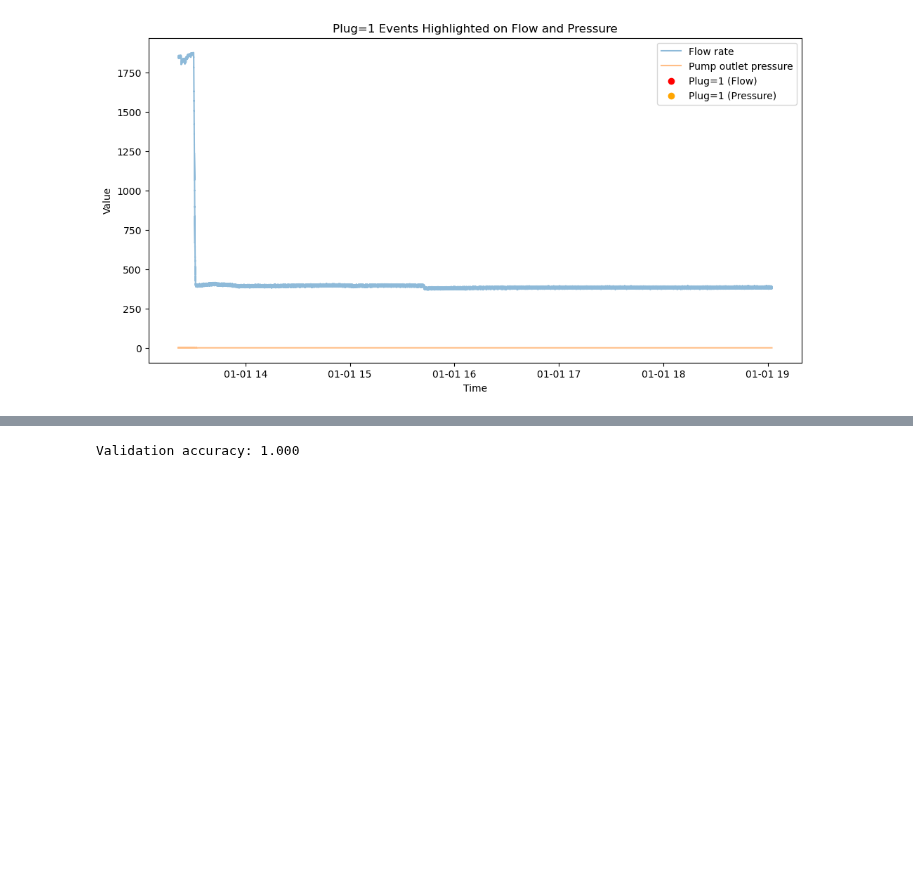
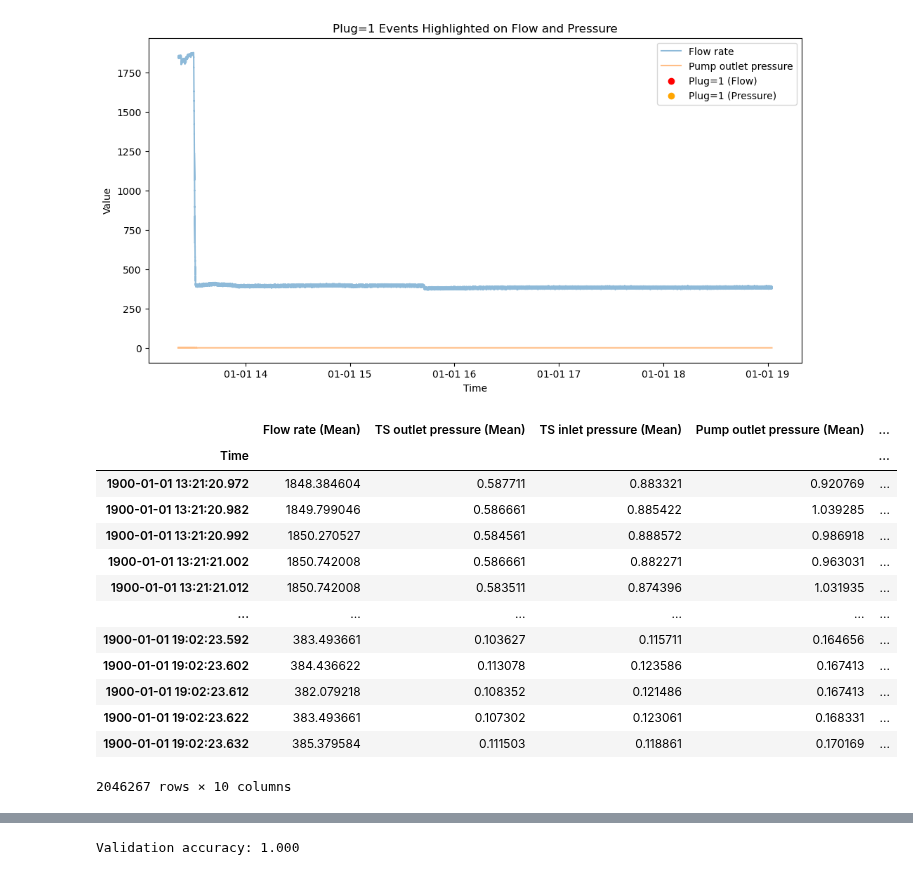
Before and after one commit to KaroGil/master_plug_prediction, a Jupyter notebook: notebooks/data_exploration.ipynb, the cells around one changed output, grey strips where cells are left out. Cells and saved outputs as stored; diff of their text form; code cells hidden in the pictures; blank space fills up the shorter version.

```diff
--- a/notebooks/data_exploration.ipynb
+++ b/notebooks/data_exploration.ipynb
@@ -392,6 +373,19 @@ dv.visualize_plug_event(df_data2)
 # %% [output]
 [figure]
 # %%
-# Predict plug event 10 steps ahead
-df_data2['Plug_future'] = df_data2['Plug'].shift(-10)
-df_data2 = df_data2.dropna(subset=['Plug_future'])
+dp.create_future_target(df_data2)
+# %% [output]
+|  | Flow rate (Mean) | TS outlet pressure (Mean) | TS inlet pressure (Mean) | Pump outlet pressure (Mean) | ... |
+| Time |  |  |  |  | ... |
+| 1900-01-01 13:21:20.972 | 1848.384604 | 0.587711 | 0.883321 | 0.920769 | ... |
+| 1900-01-01 13:21:20.982 | 1849.799046 | 0.586661 | 0.885422 | 1.039285 | ... |
+| 1900-01-01 13:21:20.992 | 1850.270527 | 0.584561 | 0.888572 | 0.986918 | ... |
+| 1900-01-01 13:21:21.002 | 1850.742008 | 0.586661 | 0.882271 | 0.963031 | ... |
+| 1900-01-01 13:21:21.012 | 1850.742008 | 0.583511 | 0.874396 | 1.031935 | ... |
+| ... | ... | ... | ... | ... | ... |
+| 1900-01-01 19:02:23.592 | 383.493661 | 0.103627 | 0.115711 | 0.164656 | ... |
+| 1900-01-01 19:02:23.602 | 384.436622 | 0.113078 | 0.123586 | 0.167413 | ... |
+| 1900-01-01 19:02:23.612 | 382.079218 | 0.108352 | 0.121486 | 0.167413 | ... |
+| 1900-01-01 19:02:23.622 | 383.493661 | 0.107302 | 0.123061 | 0.168331 | ... |
+| 1900-01-01 19:02:23.632 | 385.379584 | 0.111503 | 0.118861 | 0.170169 | ... |
+2046267 rows × 10 columns
```
Also changed, not shown: parts of 13 cells of this notebook, 1 other file.
